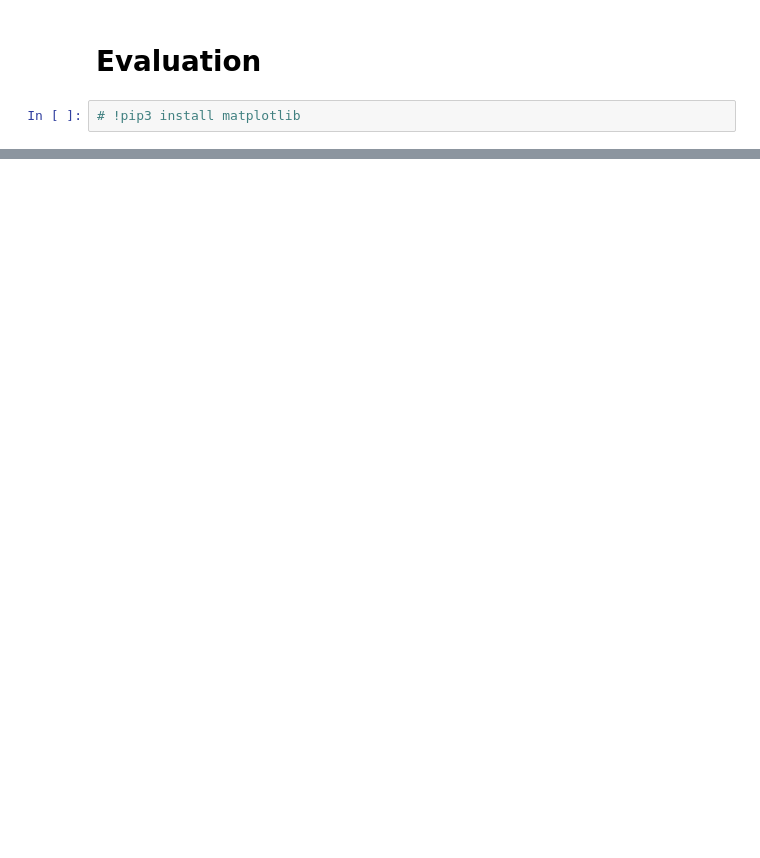
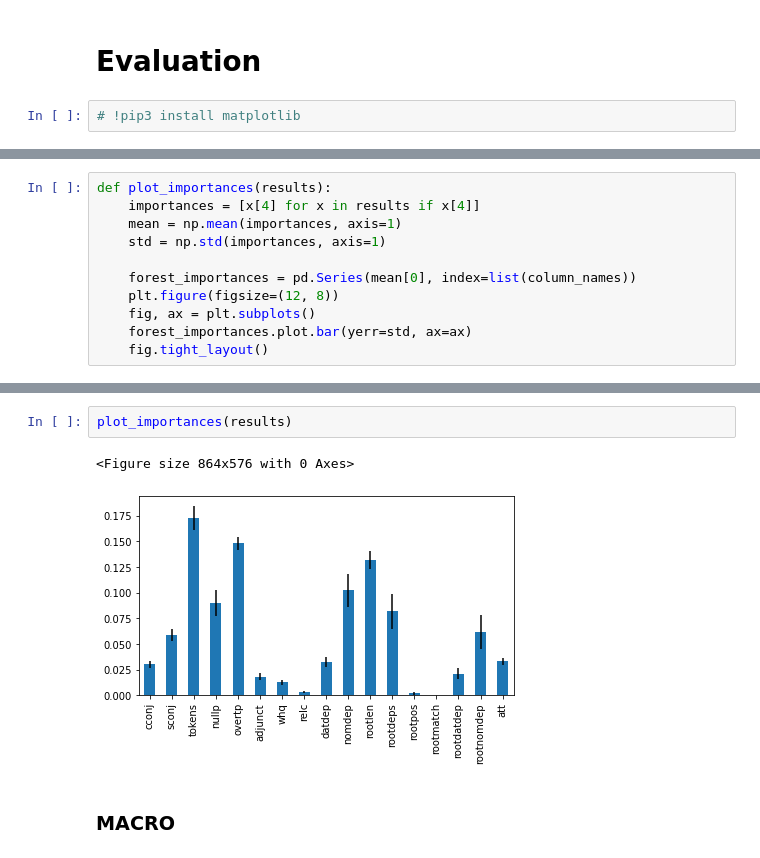
Before and after one commit to lauberto/MA-thesis, a Jupyter notebook: scripts/prodrop.ipynb, the cells around one changed output, grey strips where cells are left out. Cells and saved outputs as stored; diff of their text form; blank space fills up the shorter version.

```diff
--- a/scripts/prodrop.ipynb
+++ b/scripts/prodrop.ipynb
@@ -472,0 +604,11 @@ plt.show()
+# %%
+def plot_importances(results):
+    importances = [x[4] for x in results if x[4]]
+    mean = np.mean(importances, axis=1)
+    std = np.std(importances, axis=1)
+
+    forest_importances = pd.Series(mean[0], index=list(column_names))
+    plt.figure(figsize=(12, 8))
+    fig, ax = plt.subplots()
+    forest_importances.plot.bar(yerr=std, ax=ax)
+    fig.tight_layout()
@@ -472,0 +652,7 @@ plt.show()
+# %%
+plot_importances(results)
+# %% [output]
+<Figure size 864x576 with 0 Axes>
+[figure, added]
+# %% [markdown]
+### MACRO
```
Also changed, not shown: parts of 110 cells of this notebook, 3 other files.
